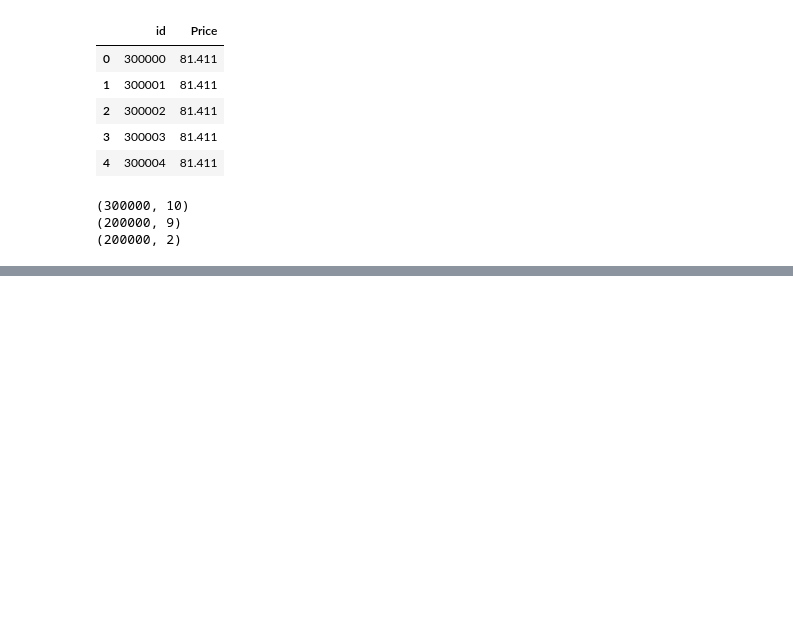
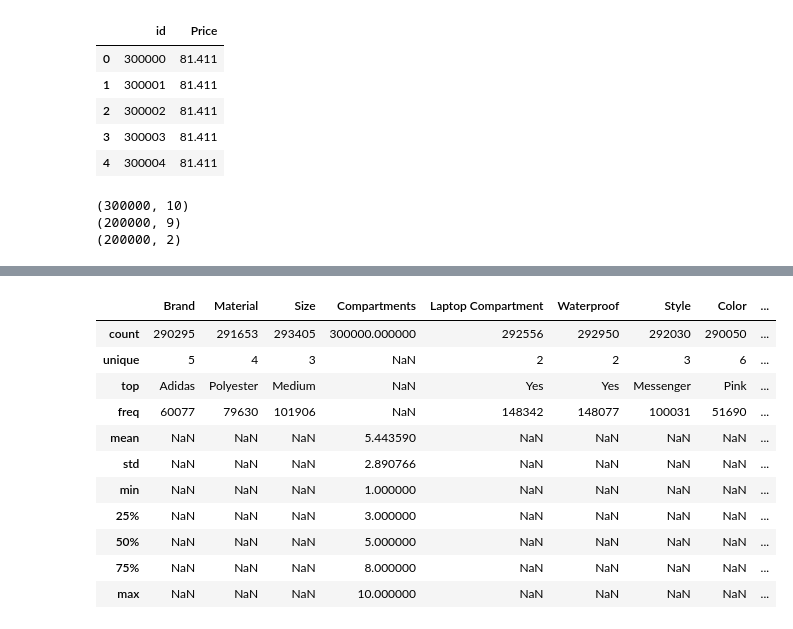
Before and after one commit to omjadhav9271/Backpack-Prediction-Challenge, a Jupyter notebook: nb01.ipynb, the cells around one changed output, grey strips where cells are left out. Saved outputs shown, nothing was run; the diff lists cells and outputs as text; code cells hidden in the pictures; blank space fills up the shorter version.

```diff
--- a/nb01.ipynb
+++ b/nb01.ipynb
@@ -47,0 +107,15 @@ print(sample_submission_data_df.shape)
+# %%
+train_df.describe(include='all')
+# %% [output]
+|  | Brand | Material | Size | Compartments | Laptop Compartment | Waterproof | Style | Color | ... |
+| count | 290295 | 291653 | 293405 | 300000.000000 | 292556 | 292950 | 292030 | 290050 | ... |
+| unique | 5 | 4 | 3 | NaN | 2 | 2 | 3 | 6 | ... |
+| top | Adidas | Polyester | Medium | NaN | Yes | Yes | Messenger | Pink | ... |
+| freq | 60077 | 79630 | 101906 | NaN | 148342 | 148077 | 100031 | 51690 | ... |
+| mean | NaN | NaN | NaN | 5.443590 | NaN | NaN | NaN | NaN | ... |
+| std | NaN | NaN | NaN | 2.890766 | NaN | NaN | NaN | NaN | ... |
+| min | NaN | NaN | NaN | 1.000000 | NaN | NaN | NaN | NaN | ... |
+| 25% | NaN | NaN | NaN | 3.000000 | NaN | NaN | NaN | NaN | ... |
+| 50% | NaN | NaN | NaN | 5.000000 | NaN | NaN | NaN | NaN | ... |
+| 75% | NaN | NaN | NaN | 8.000000 | NaN | NaN | NaN | NaN | ... |
+| max | NaN | NaN | NaN | 10.000000 | NaN | NaN | NaN | NaN | ... |
```
Also changed, not shown: parts of 7 cells of this notebook, 1 other file.
